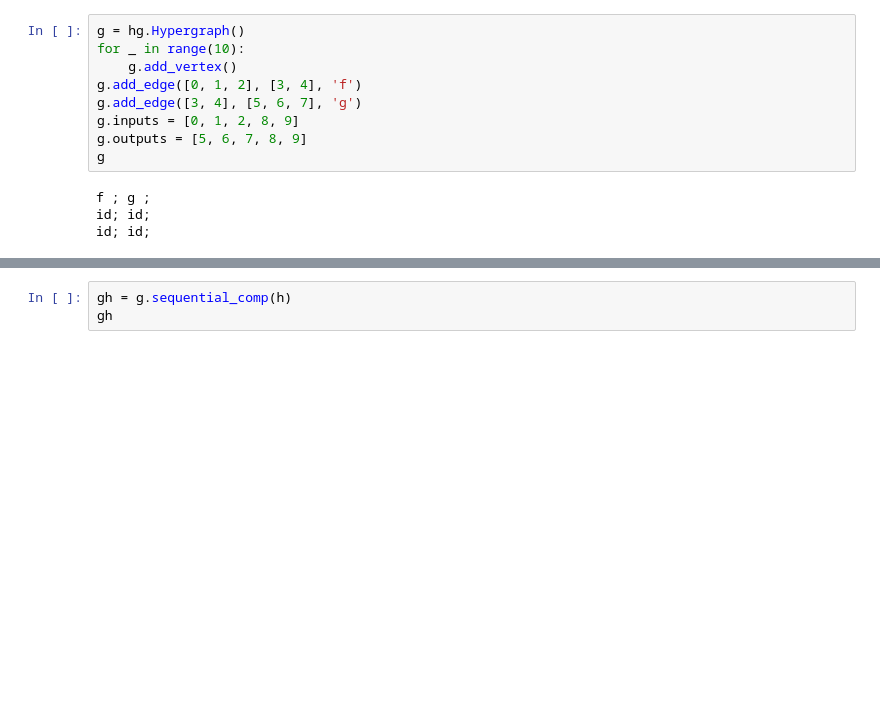
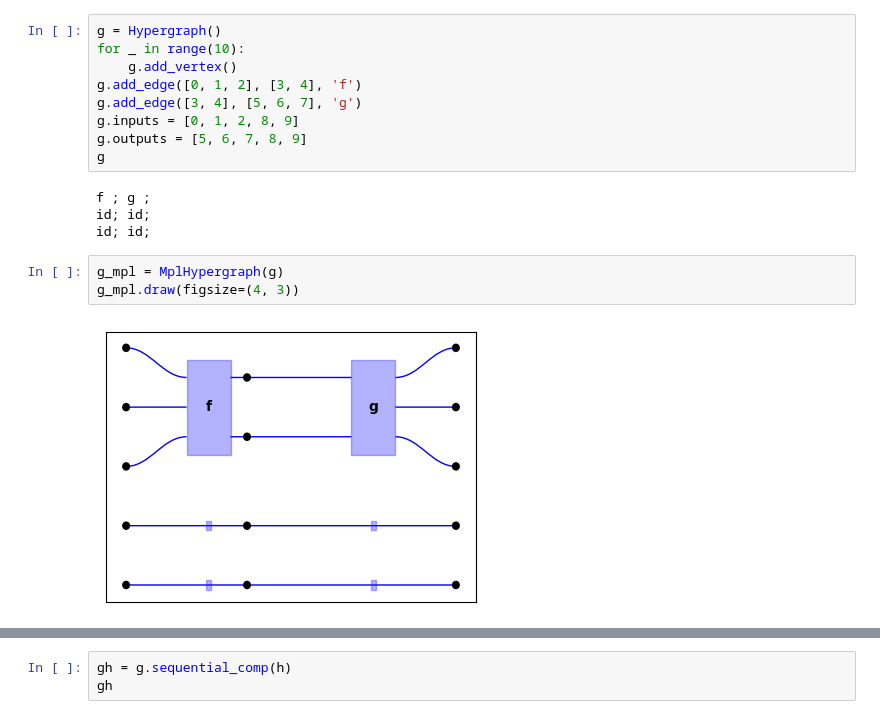
Before and after one commit to alexkoziell/HypNN, a Jupyter notebook: prototyping.ipynb, the cells around one changed output, grey strips where cells are left out. Saved outputs shown, nothing was run; the diff lists cells and outputs as text; blank space fills up the shorter version.

Commit message:
Functionality for drawing hypergraphs in matplotlib.

```diff
--- a/prototyping.ipynb
+++ b/prototyping.ipynb
@@ -6,5 +7,5 @@ import hypnn.hypergraph as hg
 # %%
-g = hg.Hypergraph()
+g = Hypergraph()
 for _ in range(10):
     g.add_vertex()
 g.add_edge([0, 1, 2], [3, 4], 'f')
@@ -16,4 +17,9 @@ g
 f ; g ;
 id; id;
 id; id;
+# %%
+g_mpl = MplHypergraph(g)
+g_mpl.draw(figsize=(4, 3))
+# %% [output]
+[figure, added]
 # %%
```
Also changed, not shown: parts of 8 cells of this notebook, 2 other files.
